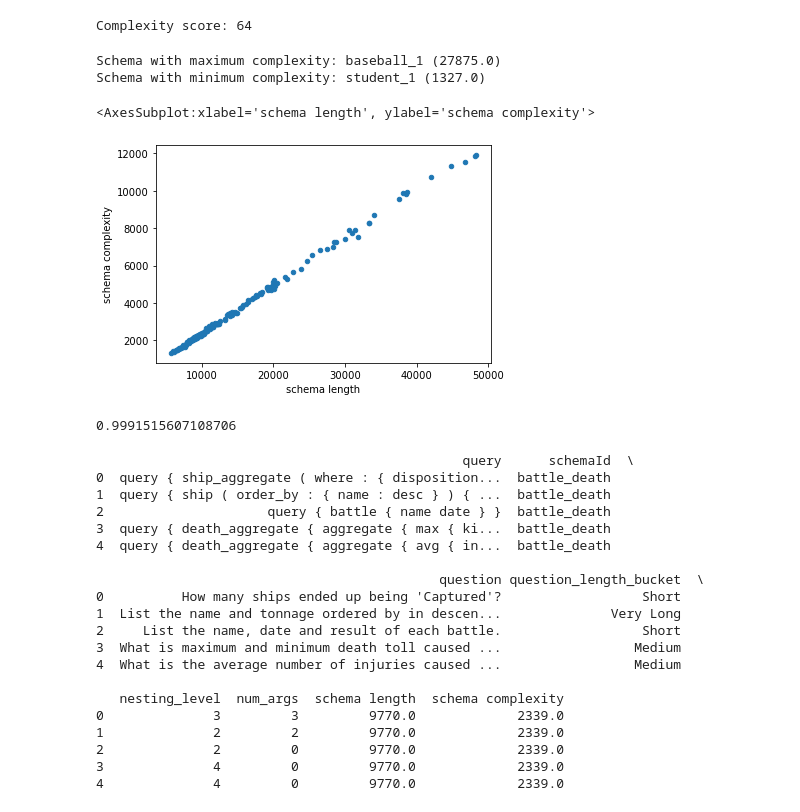
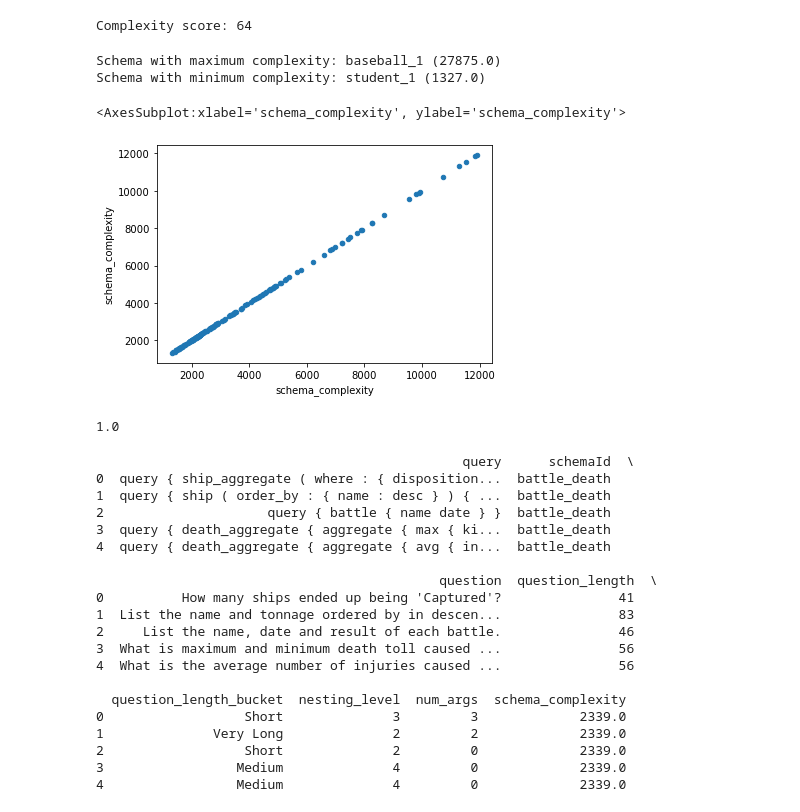
Before and after one commit to Dybton/T5, a Jupyter notebook: dataset-exploration.ipynb, the cells around one changed output. Cells and saved outputs as stored; diff of their text form; code cells hidden in the pictures.

```diff
--- a/dataset-exploration.ipynb
+++ b/dataset-exploration.ipynb
@@ -260,7 +288,7 @@ import os
 import pandas as pd
 
 # Create an empty DataFrame with the specified columns
-data = {'schemaId': [], 'schema length': [], 'schema complexity': []}
+data = {'schemaId': [], 'schema_complexity': [], 'schema_complexity': []}
 df = pd.DataFrame(data)
 
 # Loop over all folders within the "Schemas" folder
@@ -273,8 +301,8 @@ for schema_folder in schema_folders:
         with open(os.path.join(schemas_folder, schema_folder, 'schema.json'), 'r') as schema_file:
             schema_length = sum(1 for line in schema_file)
 
-        # Append the schemaId and schema length to the DataFrame
-        new_row = pd.DataFrame({'schemaId': [schema_folder], 'schema length': [schema_length]})
+        # Append the schemaId and schema_complexity to the DataFrame
+        new_row = pd.DataFrame({'schemaId': [schema_folder], 'schema_complexity': [schema_length]})
         df = pd.concat([df, new_row], ignore_index=True)
 
 print(df)
@@ -411,38 +439,38 @@ for schema_folder in schema_folders:
         with open(os.path.join(schemas_folder, schema_folder, 'schema.json'), 'r') as schema_file:
             schema_json = json.load(schema_file)
             complexity_score = analyze_schema_complexity(schema_json)
-            df.loc[df['schemaId'] == schema_folder, 'schema complexity'] = complexity_score
+            df.loc[df['schemaId'] == schema_folder, 'schema_complexity'] = complexity_score
 # %%
-#It's kinda obvious that schema complexity is correlated with schema length, since a way to increase the complexity is to add more types, fields, relationships, etc. to the schema.
+#It's kinda obvious that schema_complexity is correlated with schema_complexity, since a way to increase the complexity is to add more types, fields, relationships, etc. to the schema.
 
 ## Print the max complexity score
-max_complexity = df['schema complexity'].max()
-max_complexity_schema = df[df['schema complexity'] == max_complexity]['schemaId'].values[0]
+max_complexity = df['schema_complexity'].max()
+max_complexity_schema = df[df['schema_complexity'] == max_complexity]['schemaId'].values[0]
 print(f"Schema with maximum complexity: {max_complexity_schema} ({max_complexity})")
 
 ## What is the min complexity score?
-min_complexity = df['schema complexity'].min()
-min_complexity_schema = df[df['schema complexity'] == min_complexity]['schemaId'].values[0]
+min_complexity = df['schema_complexity'].min()
+min_complexity_schema = df[df['schema_complexity'] == min_complexity]['schemaId'].values[0]
 print(f"Schema with minimum complexity: {min_complexity_schema} ({min_complexity})")
 
 ## describe the complexity score
-df['schema complexity'].describe()
+df['schema_complexity'].describe()
 
 ## Remove outliers
-df = df[df['schema complexity'] < 15000]
+df = df[df['schema_complexity'] < 15000]
 
-#What is the correlation between the schema complexity and the schema length?
-df.plot.scatter(x='schema length', y='schema complexity')
+#What is the correlation between the schema_complexity and the schema_complexity?
+df.plot.scatter(x='schema_complexity', y='schema_complexity')
 # %% [output]
 Schema with maximum complexity: baseball_1 (27875.0)
 Schema with minimum complexity: student_1 (1327.0)
-<AxesSubplot:xlabel='schema length', ylabel='schema complexity'>
+<AxesSubplot:xlabel='schema_complexity', ylabel='schema_complexity'>
-[figure, old version]
+[figure, new version]
 # %%
-## What is the correlation value between the schema complexity and the schema length?
-df['schema length'].corr(df['schema complexity'])
+## What is the correlation value between the schema_complexity and the schema_complexity?
+df['schema_complexity'].corr(df['schema_complexity'])
 # %% [output]
-0.9991515607108706
+1.0
 # %%
 #Combine dev and df on schemaId
 
@@ -450,6 +478,9 @@ dev_df = dev.merge(df, on='schemaId')
 
 print(dev_df.head())
 
+#Covert the schema_complexity to int
+dev_df['schema_complexity'] = dev_df['schema_complexity'].astype(int)
+
 ## Export the DataFrame to a CSV file
 dev_df.to_csv('dev_df.csv', index=False)
 # %% [output]
@@ -460,16 +491,16 @@ dev_df.to_csv('dev_df.csv', index=False)
 3  query { death_aggregate { aggregate { max { ki...  battle_death
 4  query { death_aggregate { aggregate { avg { in...  battle_death
 
-                                            question question_length_bucket  \
-0          How many ships ended up being 'Captured'?                  Short
-1  List the name and tonnage ordered by in descen...              Very Long
-2     List the name, date and result of each battle.                  Short
-3  What is maximum and minimum death toll caused ...                 Medium
-4  What is the average number of injuries caused ...                 Medium
+                                            question  question_length  \
+0          How many ships ended up being 'Captured'?               41
+1  List the name and tonnage ordered by in descen...               83
+2     List the name, date and result of each battle.               46
+3  What is maximum and minimum death toll caused ...               56
+4  What is the average number of injuries caused ...               56
 
-   nesting_level  num_args  schema length  schema complexity
-0              3         3         9770.0             2339.0
-1              2         2         9770.0             2339.0
-2              2         0         9770.0             2339.0
-3              4         0         9770.0             2339.0
-4              4         0         9770.0             2339.0
+  question_length_bucket  nesting_level  num_args  schema_complexity
+0                  Short              3         3             2339.0
+1              Very Long              2         2             2339.0
+2                  Short              2         0             2339.0
+3                 Medium              4         0             2339.0
+4                 Medium              4         0             2339.0
```
Also changed, not shown: parts of 8 cells of this notebook.
